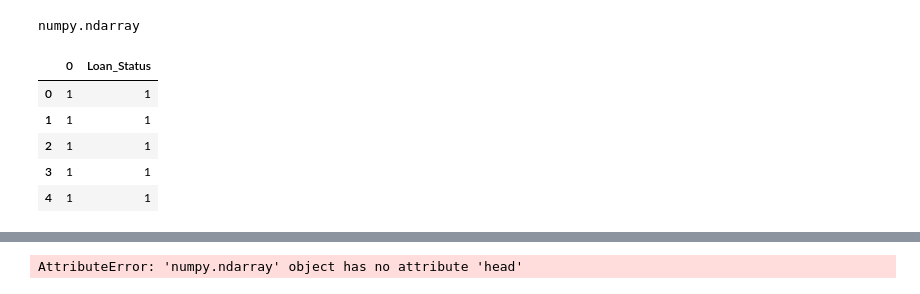
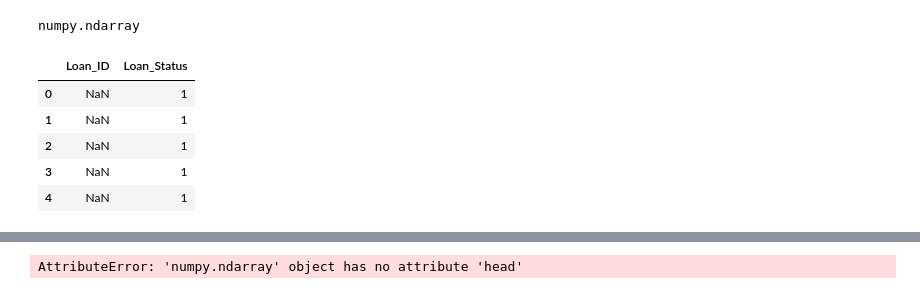
Before and after one commit to msa9493/Machine-Learning, a Jupyter notebook: Loan prediction.ipynb, the cells around one changed output, grey strips where cells are left out. Drawn from its saved outputs; the diff is of its cells as text; code cells hidden in the pictures.

Commit message:
Add files via upload
Inclusion of Random Forest and multiple missing value treatment techniques

```diff
--- a/Loan prediction.ipynb
+++ b/Loan prediction.ipynb
@@ -629,0 +700,7 @@ accuracy_score(y_val, y_pred)
+# %%
+rf_clf = RandomForestClassifier(n_estimators = 1000, max_features = 0.25, criterion = 'entropy', class_weight = 'balanced')
+# %%
+rf_clf.fit(X_train, y_train)
+y_pred_rf = rf_clf.predict(X_val)
+acuracy = rf_clf.score(X_val, y_val)
+accuracy
@@ -743,6 +867,8 @@ Index(['Gender', 'Married', 'Education', 'Self_Employed', 'ApplicantIncome',
        'dependents_0', 'dependents_1', 'dependents_2', 'dependents_3+',
        'Property_Rural', 'Property_Semiurban', 'Property_Urban'],
       dtype='object')
+# %%
+test1 = test1.loc[:, ['ApplicantIncome', 'CoapplicantIncome', 'LoanAmount', 'Loan_Amount_Term', 'Credit_History']]
 # %%
 y_test_pred = model.predict(test1)
 y_test_pred
@@ -766,0 +893,3 @@ array([1, 1, 1, 1, 1, 1, 1, 0, 1, 1, 1, 1, 1, 1, 1, 1, 1, 1, 1, 1, 1, 1,
+# %%
+y_test_pred = rf_clf.predict(test1)
+y_test_pred
@@ -769,13 +916,16 @@ type(y_test_pred)
 # %% [output]
 numpy.ndarray
 # %%
-pred['Loan_Status'] = pd.DataFrame(y_test_pred)
+pred = pd.DataFrame(columns = ['Loan_ID', 'Loan_Status'])
+
+pred['Loan_Status'] = y_test_pred
+
 pred.head()
 # %% [output]
-|  | 0 | Loan_Status |
-| 0 | 1 | 1 |
-| 1 | 1 | 1 |
-| 2 | 1 | 1 |
-| 3 | 1 | 1 |
-| 4 | 1 | 1 |
+|  | Loan_ID | Loan_Status |
+| 0 | NaN | 1 |
+| 1 | NaN | 1 |
+| 2 | NaN | 1 |
+| 3 | NaN | 1 |
+| 4 | NaN | 1 |
 # %%
```
Also changed, not shown: parts of 55 cells of this notebook.
